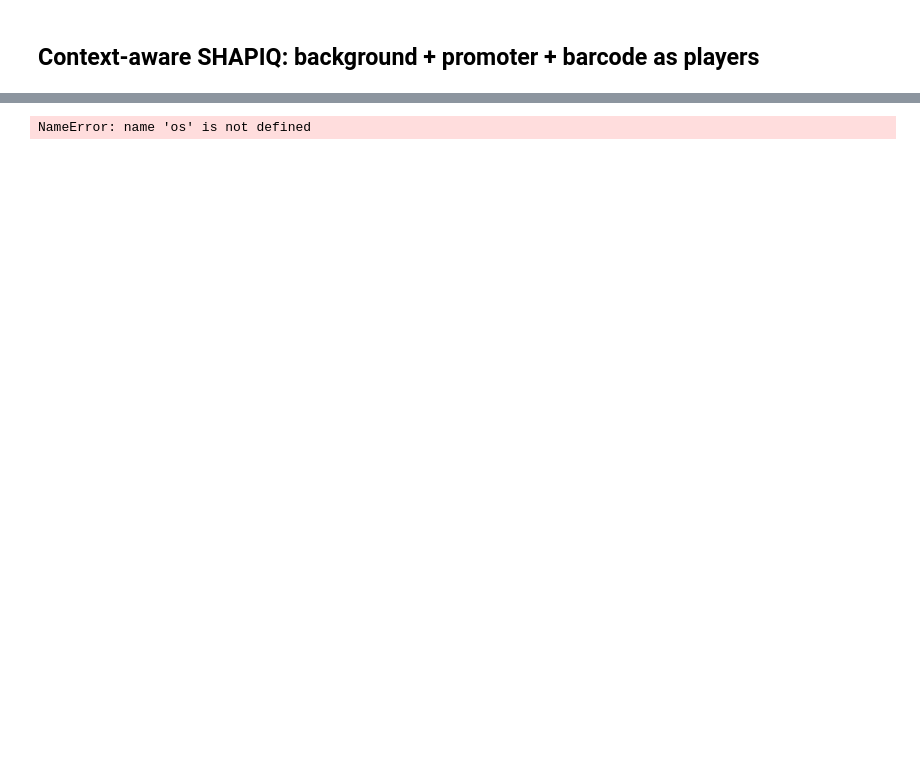
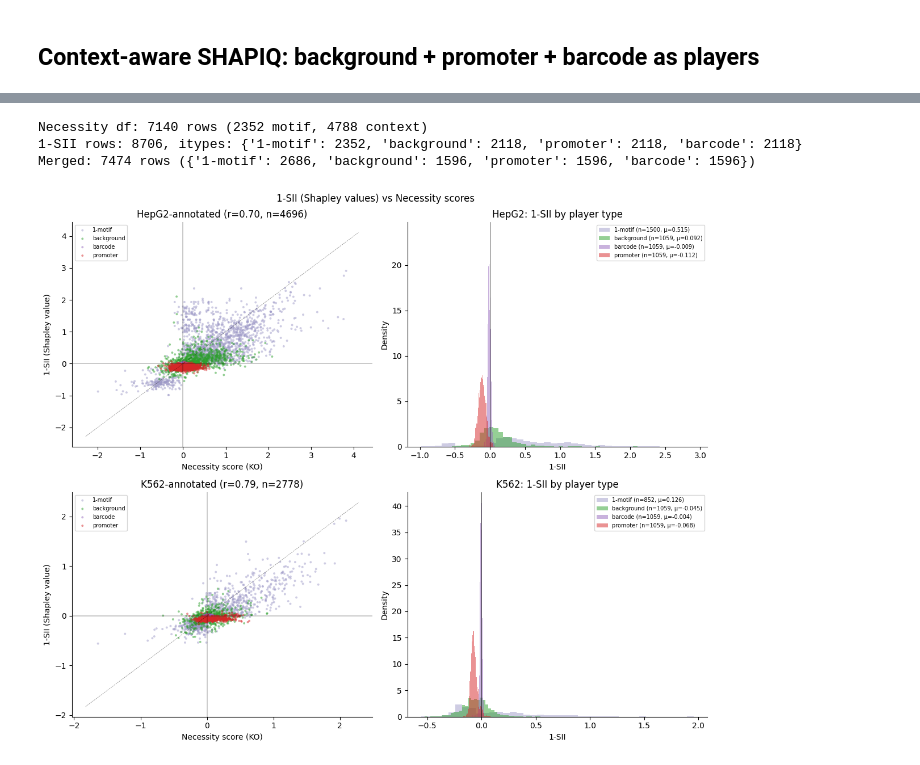
Before and after one commit to pabmantilla/Hippo_dependency_mpra, a Jupyter notebook: syntax_SHAPIQ/scripts/Hippo_nec_SHAPIQ.ipynb, the cells around one changed output, grey strips where cells are left out. Cells and saved outputs as stored; diff of their text form; code cells hidden in the pictures; blank space fills up the shorter version.

```diff
--- a/syntax_SHAPIQ/scripts/Hippo_nec_SHAPIQ.ipynb
+++ b/syntax_SHAPIQ/scripts/Hippo_nec_SHAPIQ.ipynb
@@ -65,7 +64,7 @@ Loaded 1059 sequences
 # Run necessity-mode SHAPIQ on all sequences
 n_rep = 20
 seed = 42
-max_order = 6
+max_order = 4
 
 sii_results = em.shapley_interaction_index(
     seq_idx=None, max_order=max_order,
@@ -213,7 +212,7 @@ for si, res in enumerate(ctx_results):
         player_types = act_res['player_types']
         for interaction_key, ct_scores in act_res['interactions'].items():
             order = len(interaction_key)
-            names = '+'.join(player_names[i] for i in interaction_key) if order > 0 else 'null'
+            tf_names = '+'.join(player_names[i] for i in interaction_key) if order > 0 else 'null'
             types_in = [player_types[i] for i in interaction_key] if order > 0 else ['null']
             types_set = set(types_in)
             if order == 0:
@@ -223,18 +222,19 @@ for si, res in enumerate(ctx_results):
                 itype = '1-motif' if t == 'motif' else t  # 'background', 'promoter', or 'barcode'
             else:
                 n_motif = types_in.count('motif')
-                has_bg = 'background' in types_set
-                has_prom = 'promoter' in types_set
-                has_barc = 'barcode' in types_set
+                has_bg   = 'background' in types_set
+                has_prom = 'promoter'   in types_set
+                has_barc = 'barcode'    in types_set
                 if n_motif == 0:
-                    # pure context interaction
                     parts = []
-                    if has_bg: parts.append('bg')
+                    if has_bg:   parts.append('bg')
                     if has_prom: parts.append('prom')
                     if has_barc: parts.append('barc')
-                    itype = '-'.join(parts) if parts else 'unknown'
+                    itype = '-'.join(parts)
                 else:
-                    suffix = ('-bg' if has_bg else '') + ('-prom' if has_prom else '') + ('-barc' if has_barc else '')
+                    suffix = (('-bg'   if has_bg   else '') +
+                              ('-prom' if has_prom else '') +
+                              ('-barc' if has_barc else ''))
                     itype = f'{n_motif}-motif{suffix}'
             for ct, score in ct_scores.items():
                 ctx_rows.append({
@@ -242,7 +242,8 @@ for si, res in enumerate(ctx_results):
                     'annotation_ct': act,
                     'scoring_ct': ct,
                     'interaction': interaction_key,
-                    'player_names': names,
+                    'player_names': itype,
+                    'tf_names': tf_names,
                     'order': order,
                     'itype': itype,
                     'sii_score': score,
@@ -321,6 +340,9 @@ plt.show()
 # %%
 # Compare 1-SII (Shapley values) to necessity scores from KO experiments
+import os, pickle
 from scipy.stats import pearsonr
+
+CONTEXT_PLAYERS = ('background', 'promoter', 'barcode')
 
 # 1. Load necessity results
 nec_path = os.path.join(REPO, 'virtual_perturbations', 'results',
@@ -342,24 +364,27 @@ for si, tests in enumerate(nec_data['necessity']):
             'seq_idx': si,
             'annotation_ct': act,
             'tf': tf,
+            'player_type': tf if tf in CONTEXT_PLAYERS else 'motif',
             'nec_HepG2': nec_scores.get('HepG2', np.nan),
             'nec_K562': nec_scores.get('K562', np.nan),
         })
 nec_df = pd.DataFrame(nec_rows)
-print(f'Necessity df: {len(nec_df)} rows')
+print(f'Necessity df: {len(nec_df)} rows ({(nec_df.player_type=="motif").sum()} motif, '
+      f'{(nec_df.player_type!="motif").sum()} context)')
 
 # 2. Extract ALL order-1 rows (diagonal: annotation_ct == scoring_ct)
 sii1 = ctx_df[(ctx_df.order == 1) &
               (ctx_df.annotation_ct == ctx_df.scoring_ct)].copy()
+# Unified tf column: motif name for 1-motif, itype string for context players
+sii1['tf'] = sii1.apply(lambda r: r['tf_names'] if r['itype'] == '1-motif' else r['itype'], axis=1)
 print(f'1-SII rows: {len(sii1)}, itypes: {sii1.itype.value_counts().to_dict()}')
 
-# 3. Merge motif rows with necessity (only motifs have KO scores)
-sii1_motif = sii1[sii1.itype == '1-motif'].rename(columns={'player_names': 'tf'})
-merged = sii1_motif.merge(nec_df, on=['seq_idx', 'annotation_ct', 'tf'], how='inner')
+# 3. Merge all order-1 (motifs + context) on seq_idx + annotation_ct + tf
+merged = sii1.merge(nec_df, on=['seq_idx', 'annotation_ct', 'tf'], how='inner')
 merged['nec_score_matched'] = np.where(
     merged.annotation_ct == 'HepG2', merged.nec_HepG2, merged.nec_K562
 )
-print(f'Merged: {len(merged)} rows')
+print(f'Merged: {len(merged)} rows ({merged.itype.value_counts().to_dict()})')
 
 # 4. Plot: 2x2 grid
 fig, axes = plt.subplots(2, 2, figsize=(12, 10))
@@ -369,33 +394,36 @@ for row_i, act in enumerate(['HepG2', 'K562']):
     sub = merged[merged.annotation_ct == act]
     for itype in sorted(sub.itype.unique()):
         s = sub[sub.itype == itype]
         ax.scatter(s.nec_score_matched, s.sii_score,
                    color=itype_color(itype), label=itype, s=8, alpha=0.5, edgecolors='none')
     lims = [min(ax.get_xlim()[0], ax.get_ylim()[0]),
             max(ax.get_xlim()[1], ax.get_ylim()[1])]
     ax.plot(lims, lims, 'k--', lw=0.5, alpha=0.5)
     ax.axhline(0, c='k', lw=0.3); ax.axvline(0, c='k', lw=0.3)
     ax.set_xlabel('Necessity score (KO)'); ax.set_ylabel('1-SII (Shapley value)')
     r, _ = pearsonr(sub.nec_score_matched, sub.sii_score)
-    ax.set_title(f'{act}-annotated motifs (r={r:.2f})')
+    ax.set_title(f'{act}-annotated (r={r:.2f}, n={len(sub)})')
     ax.legend(fontsize=7)
     ax.spines['top'].set_visible(False); ax.spines['right'].set_visible(False)
 
     # Col 2: histogram of 1-SII by player type
     ax = axes[row_i, 1]
     sub_hist = sii1[sii1.annotation_ct == act]
     for itype in sorted(sub_hist.itype.unique()):
         vals = sub_hist[sub_hist.itype == itype]['sii_score'].dropna()
         ax.hist(vals, bins=40, density=True, alpha=0.5, color=itype_color(itype),
-                label=f'{itype} (n={len(vals)}, μ={vals.mean():.3f})')
+                label=f'{itype} (n={len(vals)}, \u03bc={vals.mean():.3f})')
     ax.axvline(0, c='k', lw=0.5)
     ax.set_xlabel('1-SII'); ax.set_ylabel('Density')
     ax.set_title(f'{act}: 1-SII by player type')
     ax.legend(fontsize=7)
     ax.spines['top'].set_visible(False); ax.spines['right'].set_visible(False)
 
 plt.suptitle('1-SII (Shapley values) vs Necessity scores', fontsize=12)
 plt.tight_layout()
 plt.show()
 # %% [output]
-NameError: name 'os' is not defined
+Necessity df: 7140 rows (2352 motif, 4788 context)
+1-SII rows: 8706, itypes: {'1-motif': 2352, 'background': 2118, 'promoter': 2118, 'barcode': 2118}
+Merged: 7474 rows ({'1-motif': 2686, 'background': 1596, 'promoter': 1596, 'barcode': 1596})
+[figure, added]
```
Also changed, not shown: parts of 8 cells of this notebook, 6 other files.
